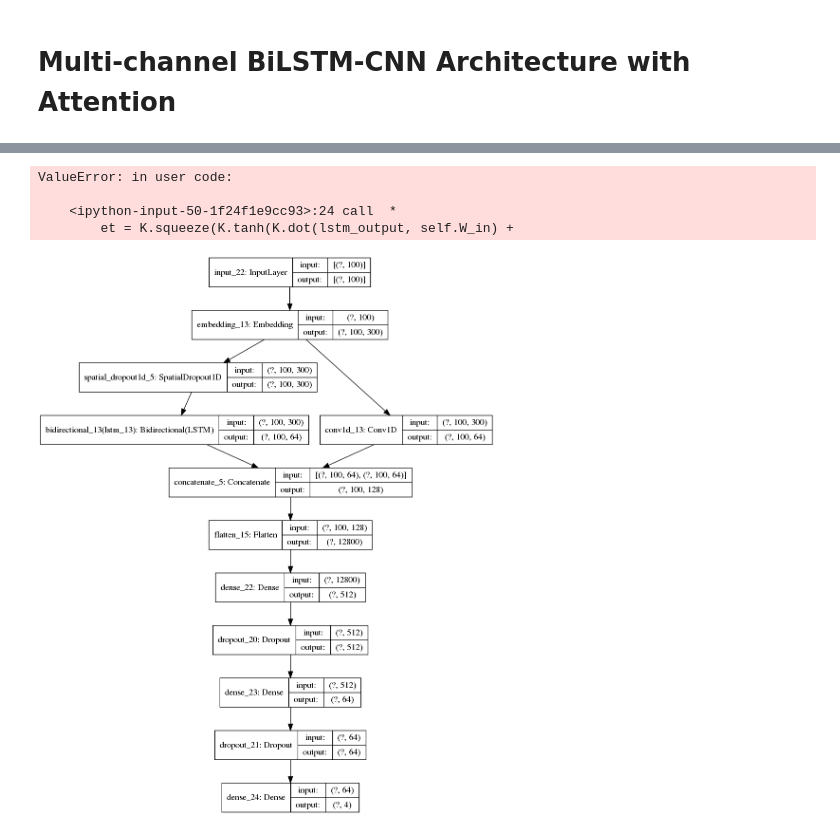
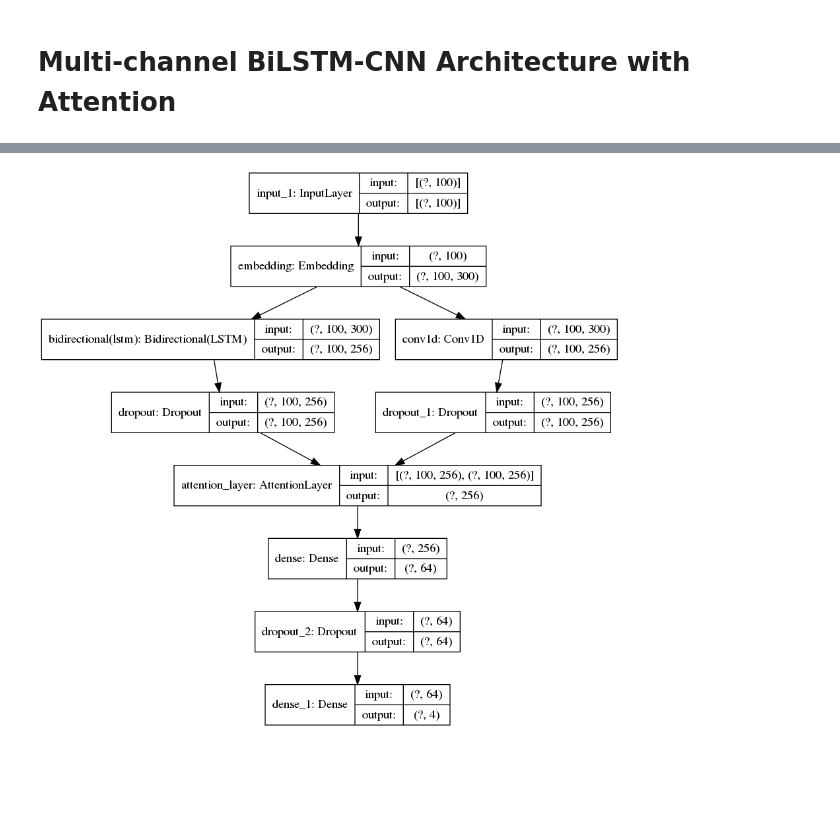
Before and after one commit to athrvkk/ICON-2020-TechDoFication, a Jupyter notebook: classifiers/CNN-LSTM-Attention.ipynb, the cells around one changed output, grey strips where cells are left out. Saved outputs shown, nothing was run; the diff lists cells and outputs as text; code cells hidden in the pictures; blank space fills up the shorter version.

Commit message:
uploaded attention models

```diff
--- a/classifiers/CNN-LSTM-Attention.ipynb
+++ b/classifiers/CNN-LSTM-Attention.ipynb
@@ -175,12 +214,21 @@ Embedding_layer1 = Embedding(input_dim=input_dim1,
                              output_dim=embedding_dim1,
                              weights=[embedding_matrix1],
                              trainable=False)(Input1)
-Spatial_Dropout = SpatialDropout1D(0.3)(Embedding_layer1)
-LSTM1 = Bidirectional(LSTM(32, return_sequences=True))(Spatial_Dropout)
-Attention = AttentionLayer()(LSTM1)
-outputs = Dense(4, activation='softmax')(Attention)
 
-model = Model(inputs=Input1, outputs=outputs)
-model.compile(optimizer='adam', loss='sparse_categorical_crossentropy', metrics=['acc'])
-model.summary()
+# Input 1(BiLSTM):
+Lstm = Bidirectional(LSTM(128, return_sequences=True))(Embedding_layer1)
+Dropout_lstm = Dropout(0.3)(Lstm)
+
+# Input 2 (CNN):
+Conv = Conv1D(filters=256, kernel_size=5, padding='same')(Embedding_layer1)
+Dropout_conv = Dropout(0.3)(Conv)
+
+merged = AttentionLayer()([Dropout_lstm, Dropout_conv])
+Dense1 = Dense(64, activation='relu')(merged)
+Dropout_dense = Dropout(0.25)(Dense1)
+outputs = Dense(4, activation='softmax')(Dropout_dense)
+
+classifier = Model(inputs=Input1, outputs=outputs)
+classifier.compile(optimizer='adam', loss='sparse_categorical_crossentropy', metrics=['acc'])
+classifier.summary()
 # %% [output]
@@ -207,37 +239,5 @@ _________________________________________________________________
-# %%
-Input1 = Input(shape=(input_len,))
-Embedding_layer1 = Embedding(input_dim=input_dim1,
-                             output_dim=embedding_dim1,
-                             weights=[embedding_matrix1],
-                             trainable=False)(Input1)
-
-# Input 1(BiLSTM):
-Spatial_Dropout = SpatialDropout1D(0.3)(Embedding_layer1)
-LSTM1 = Bidirectional(LSTM(32, return_sequences=True))(Spatial_Dropout)
-Flatten_lstm = Flatten()(LSTM1)
-
-# Input 2 (CNN):
-Conv1 = Conv1D(filters=64, kernel_size=5, padding='same')(Embedding_layer1)
-Flatten_conv = Flatten()(Conv1)
-
-merged = AttentionLayer()(LSTM1, Conv1)
-Faltten1 = Flatten()(merged)
-Dense1 = Dense(512, activation='relu')(Faltten1)
-Dropout1 = Dropout(0.25)(Dense1)
-Dense2 = Dense(64, activation='relu')(Dropout1)
-Dropout2 = Dropout(0.25)(Dense2)
-outputs = Dense(4, activation='softmax')(Dropout2)
-
-classifier = Model(inputs=Input1, outputs=outputs)
-classifier.compile(optimizer='adam', loss='sparse_categorical_crossentropy', metrics=['acc'])
-classifier.summary()
-# %% [output]
-ValueError: in user code:
-
-    <ipython-input-50-1f24f1e9cc93>:24 call  *
-        et = K.squeeze(K.tanh(K.dot(lstm_output, self.W_in) +
 # %%
-plot_model(classifier, show_shapes=True, to_file='multichannel.png')
+plot_model(classifier, show_shapes=True)
 # %% [output]
-[figure, old version]
+[figure, new version]
 # %%
```
Also changed, not shown: parts of 13 cells of this notebook, 5 other files.
